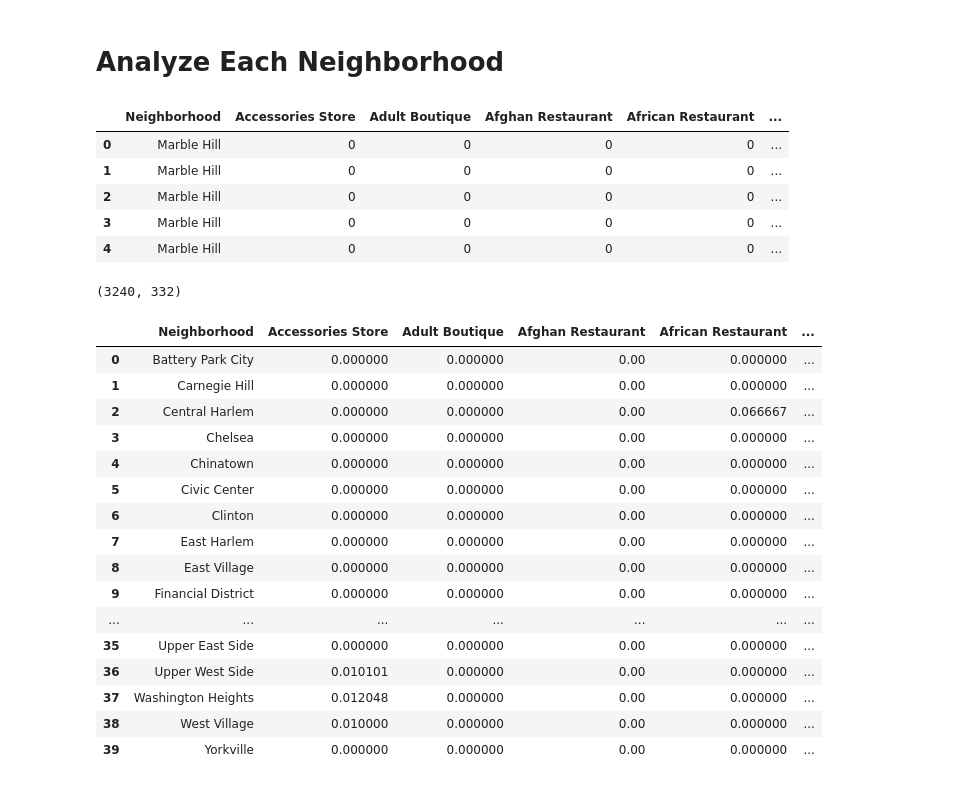
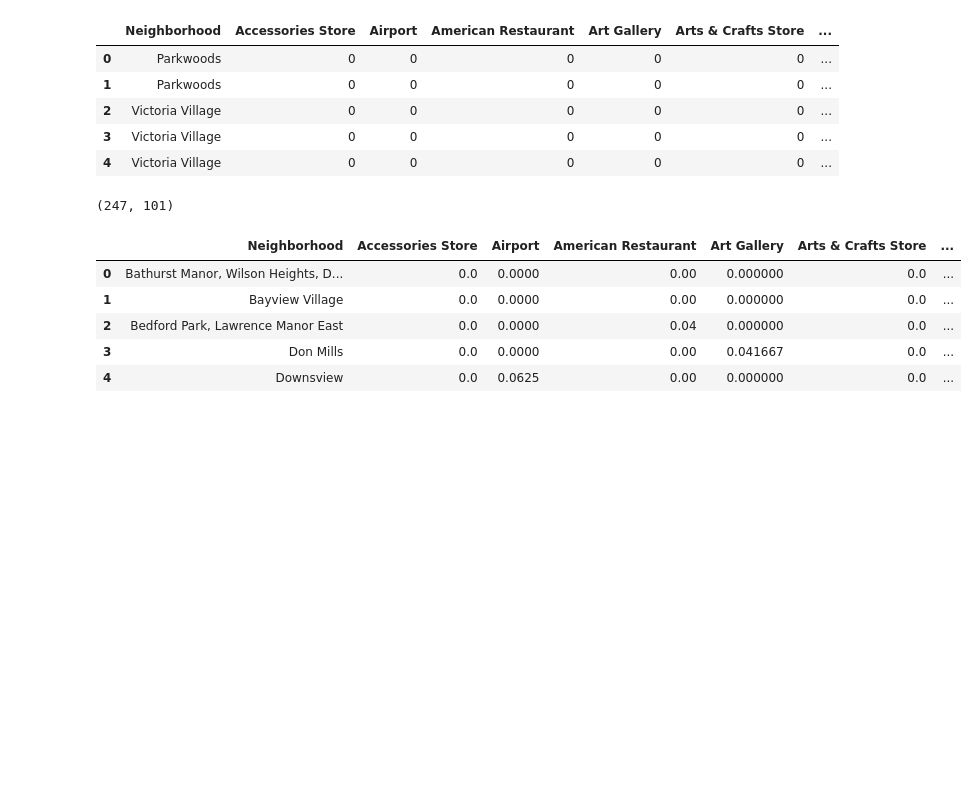
Before and after one commit to BryanAstuyauri16/Cousera_Capstone3, a Jupyter notebook: 3_week_lab_Clustering_Toronto.ipynb, the cells around one changed output. Drawn from its saved outputs; the diff is of its cells as text; code cells hidden in the pictures; blank space fills up the shorter version.

```diff
--- a/3_week_lab_Clustering_Toronto.ipynb
+++ b/3_week_lab_Clustering_Toronto.ipynb
@@ -164,10 +156,10 @@ manhattan_data.loc[0, 'Neighborhood']
 # %%
-neighborhood_latitude = manhattan_data.loc[0, 'Latitude']
-neighborhood_longitude = manhattan_data.loc[0, 'Longitude']
+Neighbourhood_latitude = NorthYork_data.loc[0, 'Latitude']
+Neighbourhood_longitude = NorthYork_data.loc[0, 'Longitude']
 
-neighborhood_name = manhattan_data.loc[0, 'Neighborhood']
+Neighbourhood_name = NorthYork_data.loc[0, 'Neighbourhood']
 
-print('Latitude and longitude values of {} are {}, {}.'.format(neighborhood_name,
-                                                               neighborhood_latitude,
-                                                               neighborhood_longitude))
+print('Latitude and longitude values of {} are {}, {}.'.format(Neighbourhood_name,
+                                                               Neighbourhood_latitude,
+                                                               Neighbourhood_longitude))
 # %% [output]
@@ -179,8 +171,8 @@ url = 'https://api.foursquare.com/v2/venues/explore?&client_id={}&client_secret=
     CLIENT_ID,
     CLIENT_SECRET,
     VERSION,
-    neighborhood_latitude,
-    neighborhood_longitude,
+    Neighbourhood_latitude,
+    Neighbourhood_longitude,
     radius,
     LIMIT)
 url
@@ -259,7 +246,7 @@ def getNearbyVenues(names, latitudes, longitudes, radius=500):
 
     return(nearby_venues)
 # %%
-manhattan_venues = getNearbyVenues(names=manhattan_data['Neighborhood'],
-                                   latitudes=manhattan_data['Latitude'],
-                                   longitudes=manhattan_data['Longitude'])
+NorthYork_venues = getNearbyVenues(names=NorthYork_data['Neighbourhood'],
+                                   latitudes=NorthYork_data['Latitude'],
+                                   longitudes=NorthYork_data['Longitude'])
 # %% [output]
@@ -319,44 +306,31 @@ There are 331 uniques categories.
-# %% [markdown]
-# Analyze Each Neighborhood
 # %%
-manhattan_onehot = pd.get_dummies(manhattan_venues[['Venue Category']], prefix="", prefix_sep="")
+NorthYork_onehot = pd.get_dummies(NorthYork_venues[['Venue Category']], prefix="", prefix_sep="")
 
-manhattan_onehot['Neighborhood'] = manhattan_venues['Neighborhood']
+NorthYork_onehot['Neighborhood'] = NorthYork_venues['Neighborhood']
 
-fixed_columns = [manhattan_onehot.columns[-1]] + list(manhattan_onehot.columns[:-1])
-manhattan_onehot = manhattan_onehot[fixed_columns]
+fixed_columns = [NorthYork_onehot.columns[-1]] + list(NorthYork_onehot.columns[:-1])
+NorthYork_onehot = NorthYork_onehot[fixed_columns]
 
-manhattan_onehot.head()
+NorthYork_onehot.head()
 # %% [output]
-|  | Neighborhood | Accessories Store | Adult Boutique | Afghan Restaurant | African Restaurant | ... |
-| 0 | Marble Hill | 0 | 0 | 0 | 0 | ... |
-| 1 | Marble Hill | 0 | 0 | 0 | 0 | ... |
-| 2 | Marble Hill | 0 | 0 | 0 | 0 | ... |
-| 3 | Marble Hill | 0 | 0 | 0 | 0 | ... |
-| 4 | Marble Hill | 0 | 0 | 0 | 0 | ... |
+|  | Neighborhood | Accessories Store | Airport | American Restaurant | Art Gallery | Arts & Crafts Store | ... |
+| 0 | Parkwoods | 0 | 0 | 0 | 0 | 0 | ... |
+| 1 | Parkwoods | 0 | 0 | 0 | 0 | 0 | ... |
+| 2 | Victoria Village | 0 | 0 | 0 | 0 | 0 | ... |
+| 3 | Victoria Village | 0 | 0 | 0 | 0 | 0 | ... |
+| 4 | Victoria Village | 0 | 0 | 0 | 0 | 0 | ... |
 # %%
-manhattan_onehot.shape
+NorthYork_onehot.shape
 # %% [output]
-(3240, 332)
+(247, 101)
 # %%
-manhattan_grouped = manhattan_onehot.groupby('Neighborhood').mean().reset_index()
-manhattan_grouped
+NorthYork_grouped = NorthYork_onehot.groupby('Neighborhood').mean().reset_index()
+NorthYork_grouped.head()
 # %% [output]
-|  | Neighborhood | Accessories Store | Adult Boutique | Afghan Restaurant | African Restaurant | ... |
-| 0 | Battery Park City | 0.000000 | 0.000000 | 0.00 | 0.000000 | ... |
-| 1 | Carnegie Hill | 0.000000 | 0.000000 | 0.00 | 0.000000 | ... |
-| 2 | Central Harlem | 0.000000 | 0.000000 | 0.00 | 0.066667 | ... |
-| 3 | Chelsea | 0.000000 | 0.000000 | 0.00 | 0.000000 | ... |
-| 4 | Chinatown | 0.000000 | 0.000000 | 0.00 | 0.000000 | ... |
-| 5 | Civic Center | 0.000000 | 0.000000 | 0.00 | 0.000000 | ... |
-| 6 | Clinton | 0.000000 | 0.000000 | 0.00 | 0.000000 | ... |
-| 7 | East Harlem | 0.000000 | 0.000000 | 0.00 | 0.000000 | ... |
-| 8 | East Village | 0.000000 | 0.000000 | 0.00 | 0.000000 | ... |
-| 9 | Financial District | 0.000000 | 0.000000 | 0.00 | 0.000000 | ... |
-| ... | ... | ... | ... | ... | ... | ... |
-| 35 | Upper East Side | 0.000000 | 0.000000 | 0.00 | 0.000000 | ... |
-| 36 | Upper West Side | 0.010101 | 0.000000 | 0.00 | 0.000000 | ... |
-| 37 | Washington Heights | 0.012048 | 0.000000 | 0.00 | 0.000000 | ... |
-| 38 | West Village | 0.010000 | 0.000000 | 0.00 | 0.000000 | ... |
-| 39 | Yorkville | 0.000000 | 0.000000 | 0.00 | 0.000000 | ... |
+|  | Neighborhood | Accessories Store | Airport | American Restaurant | Art Gallery | Arts & Crafts Store | ... |
+| 0 | Bathurst Manor, Wilson Heights, D... | 0.0 | 0.0000 | 0.00 | 0.000000 | 0.0 | ... |
+| 1 | Bayview Village | 0.0 | 0.0000 | 0.00 | 0.000000 | 0.0 | ... |
+| 2 | Bedford Park, Lawrence Manor East | 0.0 | 0.0000 | 0.04 | 0.000000 | 0.0 | ... |
+| 3 | Don Mills | 0.0 | 0.0000 | 0.00 | 0.041667 | 0.0 | ... |
+| 4 | Downsview | 0.0 | 0.0625 | 0.00 | 0.000000 | 0.0 | ... |
 # %%
```
Also changed, not shown: parts of 47 cells of this notebook.
